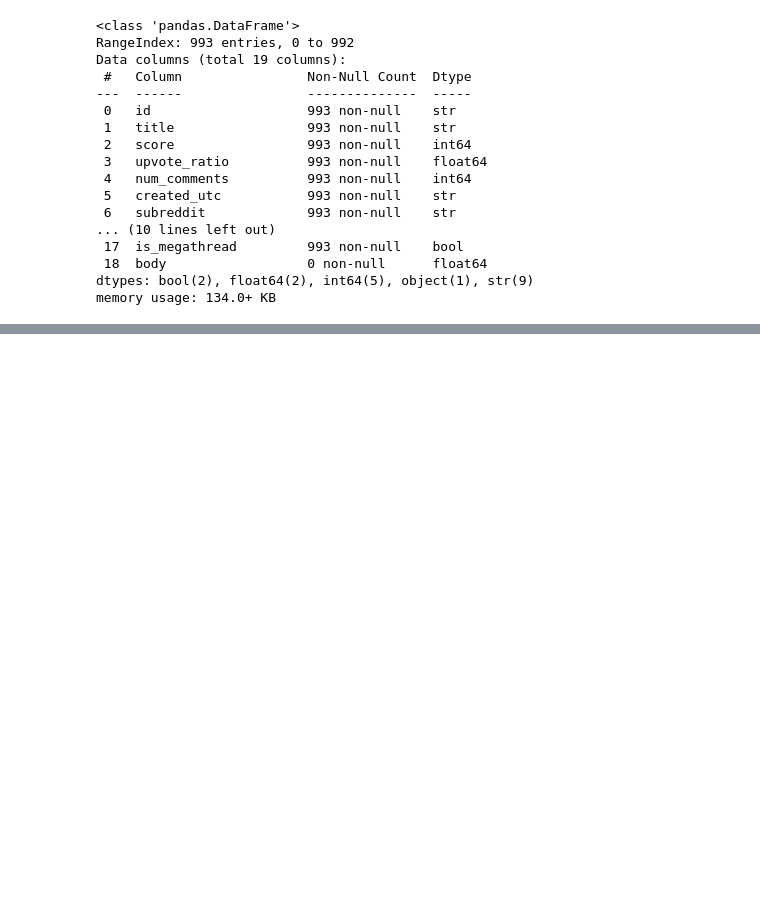
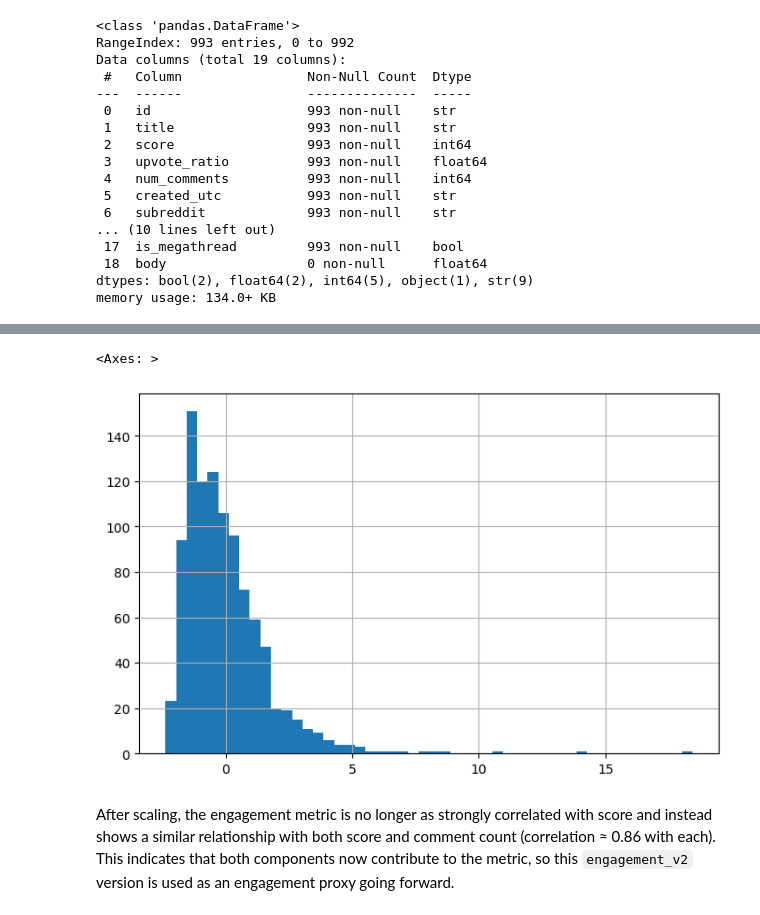
Before and after one commit to keira-p/content-intelligence-system, a Jupyter notebook: notebooks/01_eda.ipynb, the cells around one changed output, grey strips where cells are left out. Drawn from its saved outputs; the diff is of its cells as text; code cells hidden in the pictures; blank space fills up the shorter version.

```diff
--- a/notebooks/01_eda.ipynb
+++ b/notebooks/01_eda.ipynb
@@ -104,0 +288,9 @@ Initial inspection of the aww dataset shows:
+# %%
+# Scale engagement metrics for better comparison
+scaler = StandardScaler()
+
+aww_df[['score_scaled', 'comments_scaled']] = scaler.fit_transform(
+    aww_df[['score', 'num_comments']]
+)
+
+aww_df['engagement_v2'] = aww_df['score_scaled'] + aww_df['comments_scaled']
@@ -104,0 +306,9 @@ Initial inspection of the aww dataset shows:
+# %%
+# Plot new enagagement distribution
+plt.figure(figsize=(8, 5))
+aww_df['engagement_v2'].hist(bins=50)
+# %% [output]
+<Axes: >
+[figure, added]
+# %% [markdown]
+After scaling, the engagement metric is no longer as strongly correlated with score and instead shows a similar relationship with both score and comment count (correlation ≈ 0.86 with each). This indicates that both components now contribute to the metric, so this `engagement_v2` version is used as an engagement proxy going forward.
```
Also changed, not shown: parts of 31 cells of this notebook.
